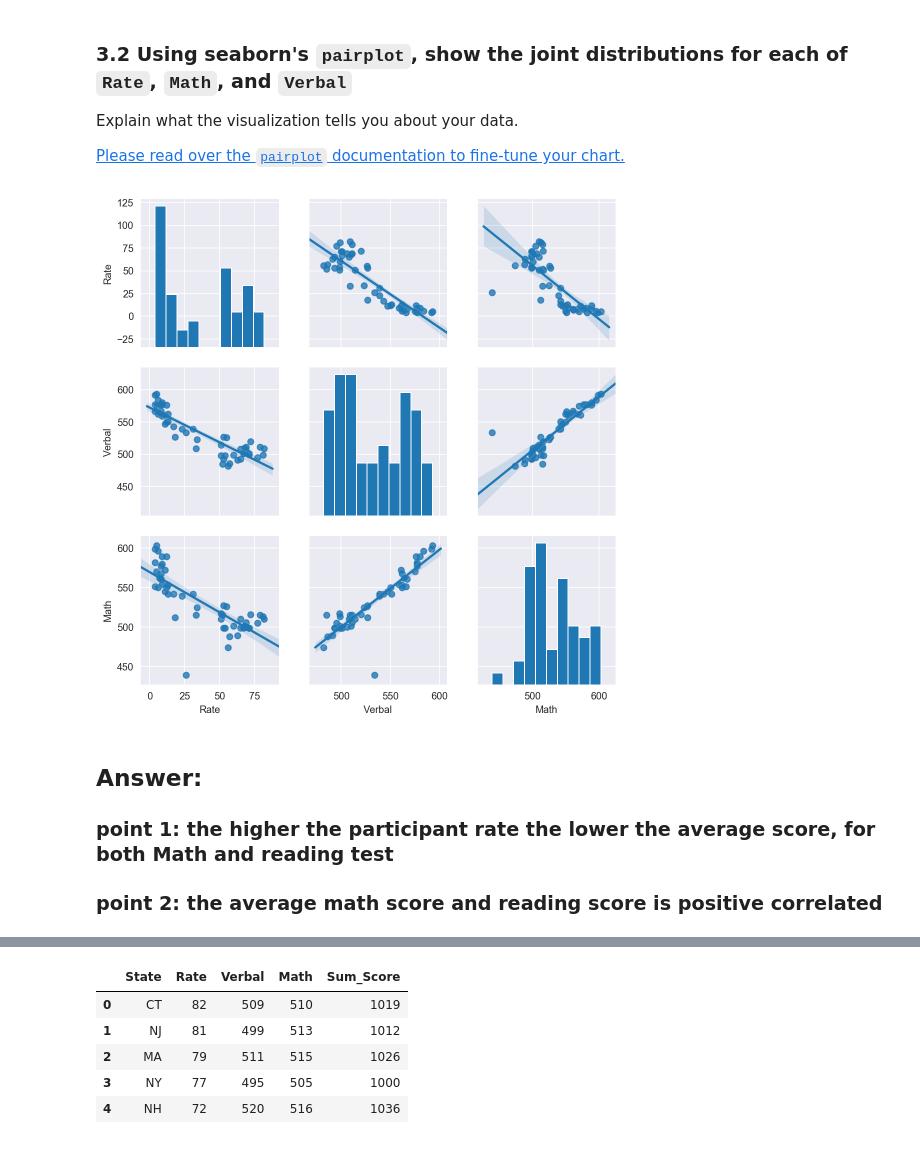
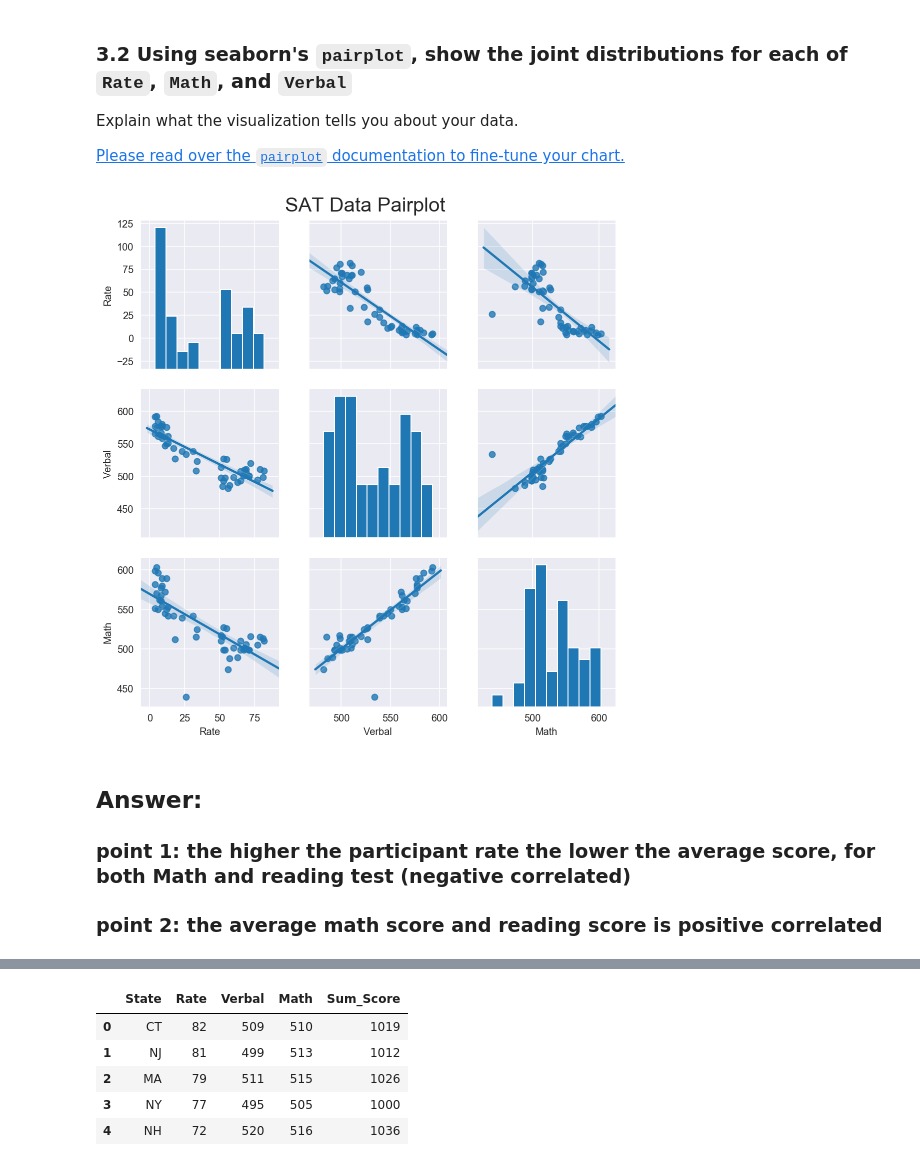
Before and after one commit to Miaowshroom/project2, a Jupyter notebook: project-02-v2-starter-code-seperatetable.ipynb, the cells around one changed output, grey strips where cells are left out. Saved outputs shown, nothing was run; the diff lists cells and outputs as text; code cells hidden in the pictures.

```diff
--- a/project-02-v2-starter-code-seperatetable.ipynb
+++ b/project-02-v2-starter-code-seperatetable.ipynb
@@ -256,12 +321,13 @@ Explain what the visualization tells you about your data.
 [Please read over the `pairplot` documentation to fine-tune your chart.](https://stanford.edu/~mwaskom/software/seaborn/generated/seaborn.pairplot.html#seaborn.pairplot)
 # %%
 ax = sns.pairplot(sat_data, kind="reg")
+ax.fig.text(0.35, 1,'SAT Data Pairplot', va='center', fontsize=20);
 # %% [output]
-[figure, old version]
+[figure, new version]
 # %% [markdown]
 ## Answer:
 
-### point 1: the higher the participant rate the lower the average score, for both Math and reading test
+### point 1: the higher the participant rate the lower the average score, for both Math and reading test (negative correlated)
 ### point 2: the average math score and reading score is positive correlated
 # %% [markdown]
 <img src="http://imgur.com/l5NasQj.png" style="float: left; margin: 25px 15px 0px 0px; height: 25px">
```
Also changed, not shown: parts of 65 cells of this notebook.
